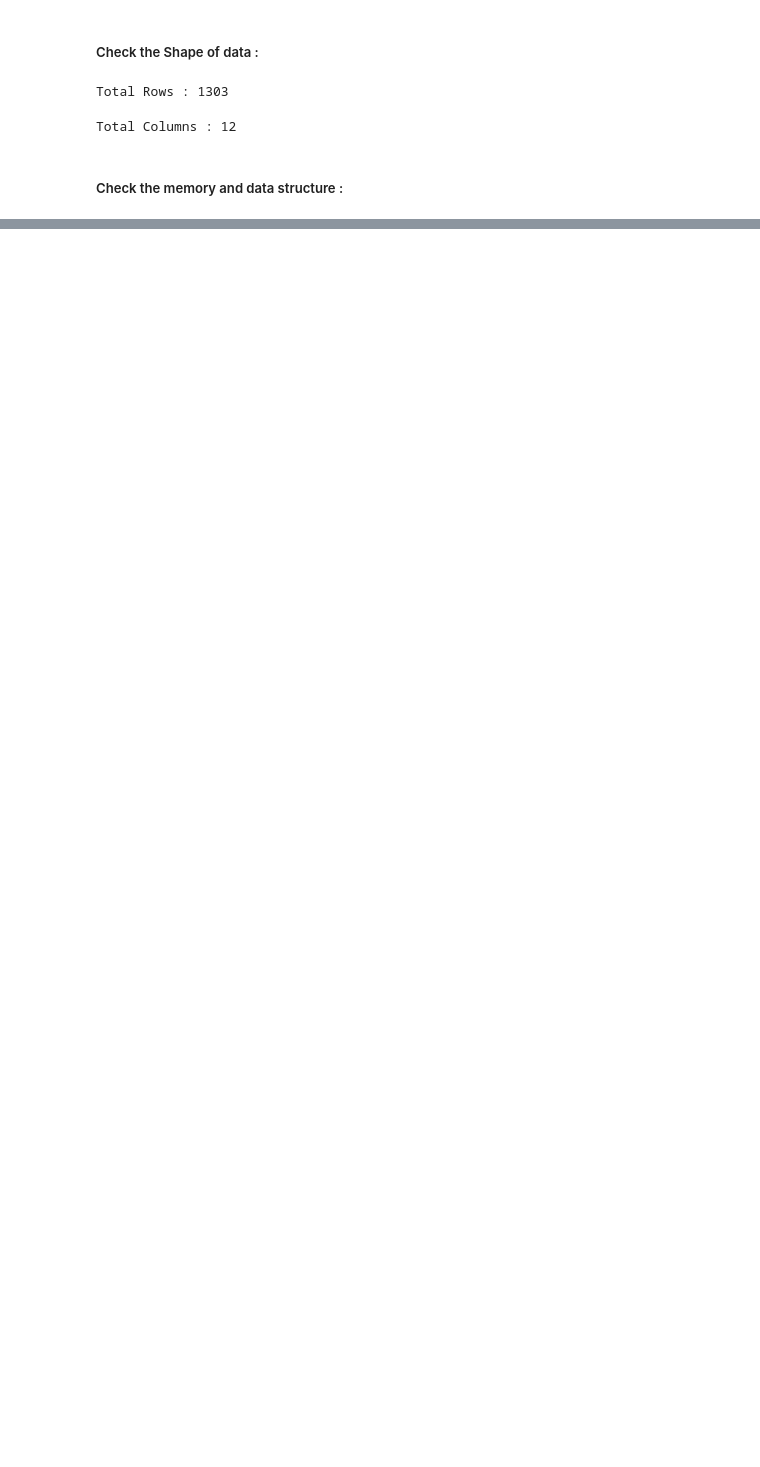
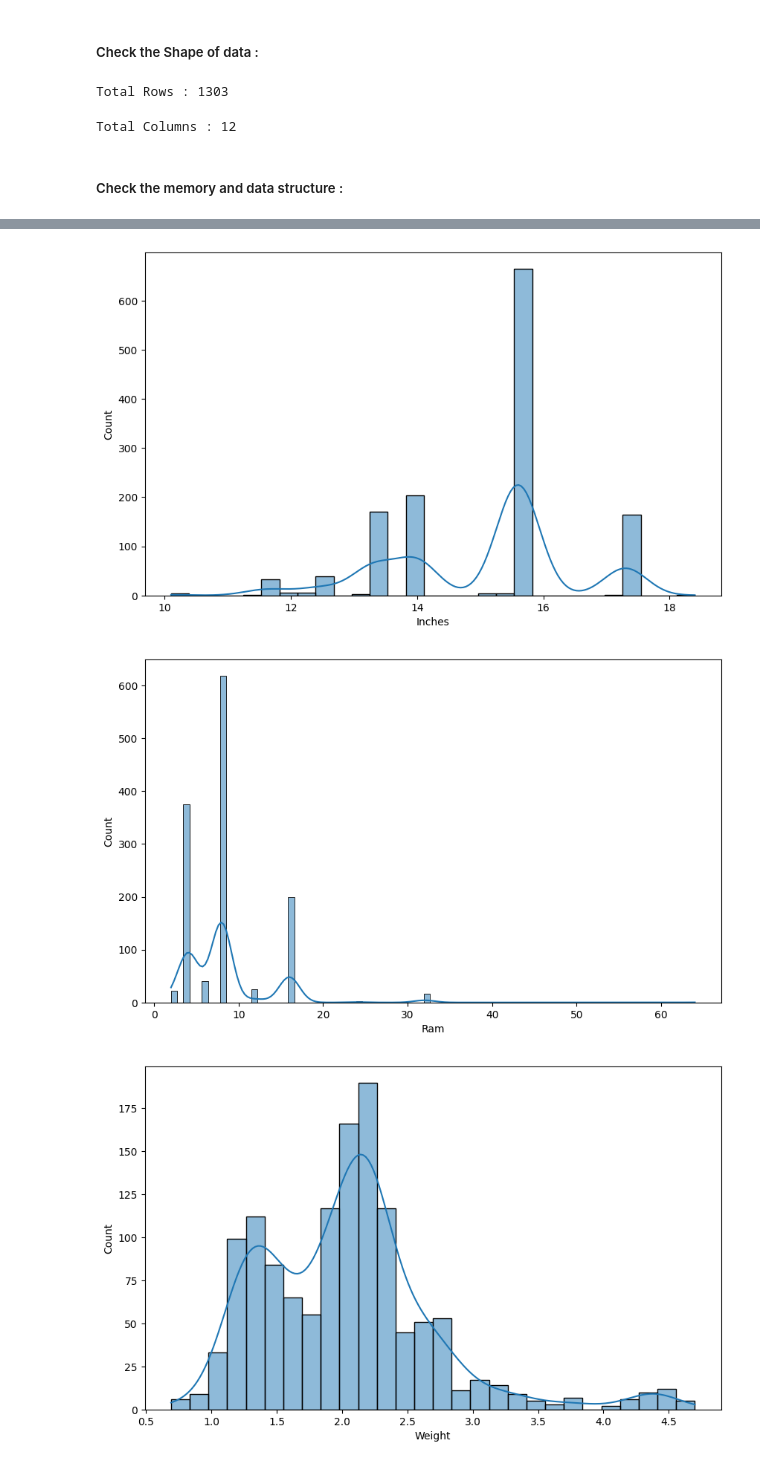
Before and after one commit to Viveksasane/Laptop_Price_Predictor, a Jupyter notebook: research/EDA.ipynb, the cells around one changed output, grey strips where cells are left out. Saved outputs shown, nothing was run; the diff lists cells and outputs as text; code cells hidden in the pictures; blank space fills up the shorter version.

```diff
--- a/research/EDA.ipynb
+++ b/research/EDA.ipynb
@@ -30,0 +252,8 @@ Total Columns : 12
+# %%
+for i in numeric.columns:
+    plt.figure(figsize=(10,6))
+    sns.histplot(numeric[i],kde=True)
+# %% [output]
+[figure, added]
+[figure, added]
+[figure, added]
```
Also changed, not shown: parts of 172 cells of this notebook, 14 other files.
